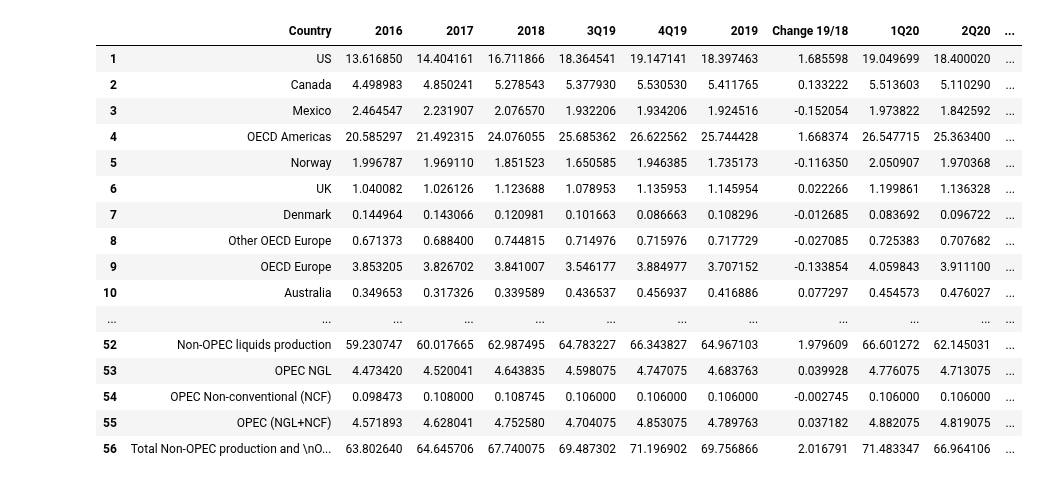
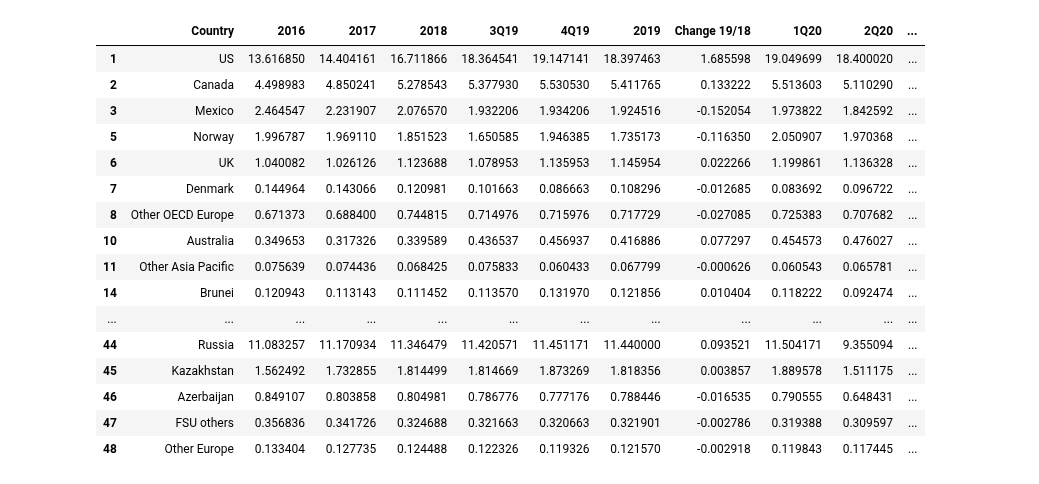
Before and after one commit to gustavhempel/ETL-Pipeline, a Jupyter notebook: Opec_Data_query_liquid_oil_production.ipynb, the cells around one changed output. Cells and saved outputs as stored; diff of their text form; code cells hidden in the pictures.

Commit message:
updated liquid production

```diff
--- a/Opec_Data_query_liquid_oil_production.ipynb
+++ b/Opec_Data_query_liquid_oil_production.ipynb
@@ -30,22 +30,25 @@ opec_supply_demand:
 oil_liquid_production = pd.read_csv('oil_api/opec//data/oil_liquid_production.csv')
 # %%
 oil_liquid_production = oil_liquid_production.drop(oil_liquid_production.columns[0], axis=1)
-oil_liquid_production.dropna()
+oil_liquid_production = oil_liquid_production.dropna()
+oil_liquid_production = oil_liquid_production.drop([4,9,12,13,21,27,33,41,42])
+oil_liquid_production = oil_liquid_production.iloc[0:39]
+oil_liquid_production
 # %% [output]
 |  | Country | 2016 | 2017 | 2018 | 3Q19 | 4Q19 | 2019 | Change 19/18 | 1Q20 | 2Q20 | ... |
 | 1 | US | 13.616850 | 14.404161 | 16.711866 | 18.364541 | 19.147141 | 18.397463 | 1.685598 | 19.049699 | 18.400020 | ... |
 | 2 | Canada | 4.498983 | 4.850241 | 5.278543 | 5.377930 | 5.530530 | 5.411765 | 0.133222 | 5.513603 | 5.110290 | ... |
 | 3 | Mexico | 2.464547 | 2.231907 | 2.076570 | 1.932206 | 1.934206 | 1.924516 | -0.152054 | 1.973822 | 1.842592 | ... |
-| 4 | OECD Americas | 20.585297 | 21.492315 | 24.076055 | 25.685362 | 26.622562 | 25.744428 | 1.668374 | 26.547715 | 25.363400 | ... |
 | 5 | Norway | 1.996787 | 1.969110 | 1.851523 | 1.650585 | 1.946385 | 1.735173 | -0.116350 | 2.050907 | 1.970368 | ... |
 | 6 | UK | 1.040082 | 1.026126 | 1.123688 | 1.078953 | 1.135953 | 1.145954 | 0.022266 | 1.199861 | 1.136328 | ... |
 | 7 | Denmark | 0.144964 | 0.143066 | 0.120981 | 0.101663 | 0.086663 | 0.108296 | -0.012685 | 0.083692 | 0.096722 | ... |
 | 8 | Other OECD Europe | 0.671373 | 0.688400 | 0.744815 | 0.714976 | 0.715976 | 0.717729 | -0.027085 | 0.725383 | 0.707682 | ... |
-| 9 | OECD Europe | 3.853205 | 3.826702 | 3.841007 | 3.546177 | 3.884977 | 3.707152 | -0.133854 | 4.059843 | 3.911100 | ... |
 | 10 | Australia | 0.349653 | 0.317326 | 0.339589 | 0.436537 | 0.456937 | 0.416886 | 0.077297 | 0.454573 | 0.476027 | ... |
+| 11 | Other Asia Pacific | 0.075639 | 0.074436 | 0.068425 | 0.075833 | 0.060433 | 0.067799 | -0.000626 | 0.060543 | 0.065781 | ... |
+| 14 | Brunei | 0.120943 | 0.113143 | 0.111452 | 0.113570 | 0.131970 | 0.121856 | 0.010404 | 0.118222 | 0.092474 | ... |
 | ... | ... | ... | ... | ... | ... | ... | ... | ... | ... | ... | ... |
-| 52 | Non-OPEC liquids production | 59.230747 | 60.017665 | 62.987495 | 64.783227 | 66.343827 | 64.967103 | 1.979609 | 66.601272 | 62.145031 | ... |
-| 53 | OPEC NGL | 4.473420 | 4.520041 | 4.643835 | 4.598075 | 4.747075 | 4.683763 | 0.039928 | 4.776075 | 4.713075 | ... |
-| 54 | OPEC Non-conventional (NCF) | 0.098473 | 0.108000 | 0.108745 | 0.106000 | 0.106000 | 0.106000 | -0.002745 | 0.106000 | 0.106000 | ... |
-| 55 | OPEC (NGL+NCF) | 4.571893 | 4.628041 | 4.752580 | 4.704075 | 4.853075 | 4.789763 | 0.037182 | 4.882075 | 4.819075 | ... |
-| 56 | Total Non-OPEC production and \nO... | 63.802640 | 64.645706 | 67.740075 | 69.487302 | 71.196902 | 69.756866 | 2.016791 | 71.483347 | 66.964106 | ... |
+| 44 | Russia | 11.083257 | 11.170934 | 11.346479 | 11.420571 | 11.451171 | 11.440000 | 0.093521 | 11.504171 | 9.355094 | ... |
+| 45 | Kazakhstan | 1.562492 | 1.732855 | 1.814499 | 1.814669 | 1.873269 | 1.818356 | 0.003857 | 1.889578 | 1.511175 | ... |
+| 46 | Azerbaijan | 0.849107 | 0.803858 | 0.804981 | 0.786776 | 0.777176 | 0.788446 | -0.016535 | 0.790555 | 0.648431 | ... |
+| 47 | FSU others | 0.356836 | 0.341726 | 0.324688 | 0.321663 | 0.320663 | 0.321901 | -0.002786 | 0.319388 | 0.309597 | ... |
+| 48 | Other Europe | 0.133404 | 0.127735 | 0.124488 | 0.122326 | 0.119326 | 0.121570 | -0.002918 | 0.119843 | 0.117445 | ... |
```
Also changed, not shown: parts of 1 cell of this notebook, 2 other files.
